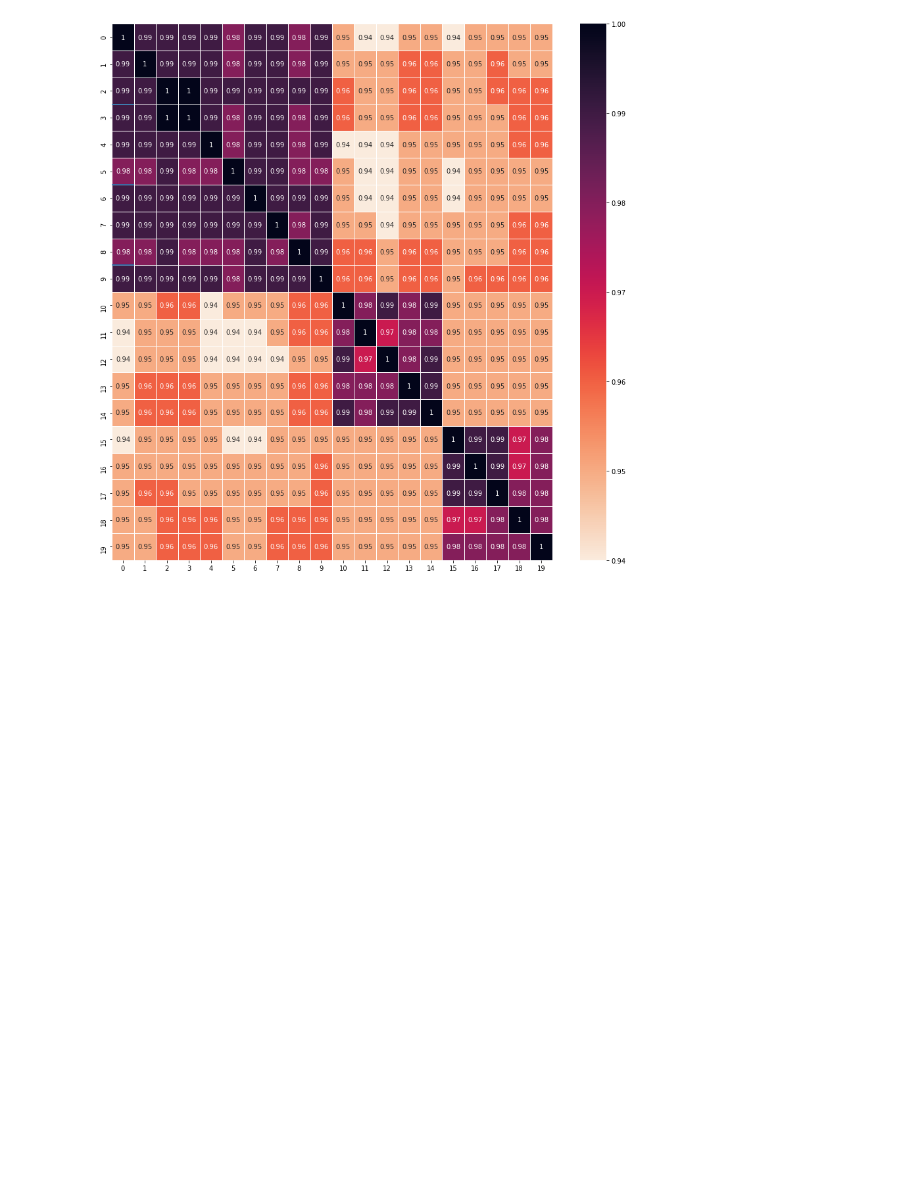
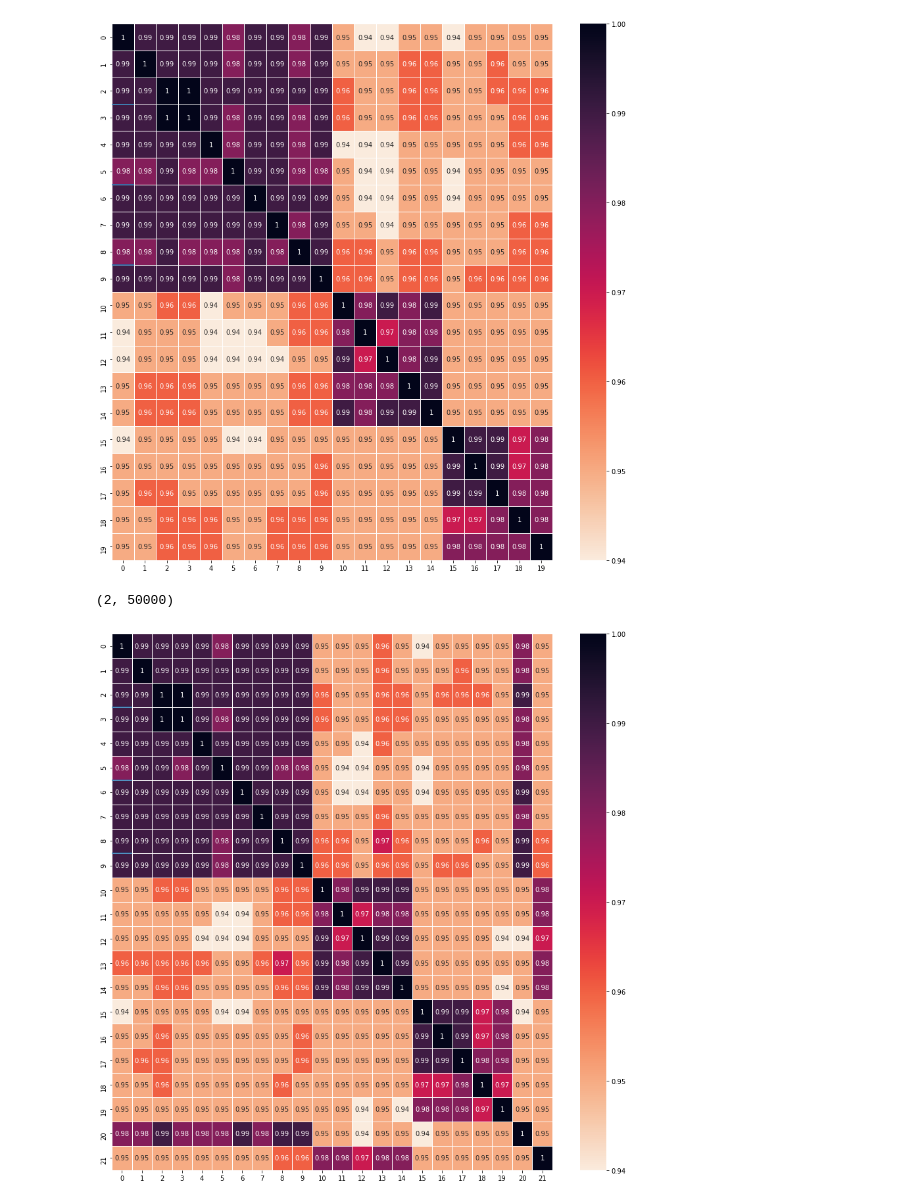
Before and after one commit to zahariesergiu/product_similarities, a Jupyter notebook: bert_embeddings_model.ipynb, the cells around one changed output. Drawn from its saved outputs; the diff is of its cells as text; code cells hidden in the pictures; blank space fills up the shorter version.

Commit message:
Add new docs to compute similarity

```diff
--- a/bert_embeddings_model.ipynb
+++ b/bert_embeddings_model.ipynb
@@ -168,0 +171,29 @@ m = get_similarity_matrix(clean_embeddingslm3, cosine_similarity)
+# %%
+new_docs = [{'title': 'Paste milanese',
+  'description': 'Penne sau spaghete, sos de roșii, șuncă, ciuperci',
+  'category': 'paste',
+  'category_text': 'documentul are categoria paste.',
+  'clean_description': 'penne spaghete sos rosii sunca ciuperci',
+  'title_text': 'documentul are titlul Paste milanese.',
+  'clean_description2': 'documentul are titlul Paste milanese. penne spaghete sos rosii sunca ciuperci',
+  'clean_description3': 'documentul are titlul Paste milanese. penne spaghete sos rosii sunca ciuperci documentul are categoria paste.',
+  'clean_description4': 'documentul are titlul Paste milanese. [SEP] penne spaghete sos rosii sunca ciuperci [SEP] documentul are categoria paste.'},
+ {'title': 'Cartea cu Apolodor',
+  'description': 'Cartea cu Apolodor este un text unic in cultura romana, valoros atat dupa criteriile poeziei mari, cat si dupa rigorile specifice literaturii celor mici. Un poem de o mare inventivitate, cu niveluri si chei de lectura diferite, o carte de aventuri, dar si o carte despre literatura, cu un narator cand ingenuu, cand pus pe sotii, cu un personaj ba curajos, ba nu prea, cu un mesaj satirico-politic, dar si cu unul profund uman, vorbind atat pe intelesul copiilor, cat si, prin frumoase subintelesuri, cu cititorul adult, devenit colaborator al poetului.',
+  'category': 'book',
+  'category_text': 'documentul are categoria book.',
+  'clean_description': 'cartea apolodor text unic cultura romana valoros criteriile poeziei mari rigorile specifice literaturii mici poem inventivitate niveluri chei lectura diferite carte aventuri carte literatura narator ingenuu pus sotii personaj curajos prea mesaj satirico politic profund uman vorbind intelesul copiilor si frumoase subintelesuri cititorul adult devenit colaborator poetului',
+  'title_text': 'documentul are titlul Cartea cu Apolodor.',
+  'clean_description2': 'documentul are titlul Cartea cu Apolodor. cartea apolodor text unic cultura romana valoros criteriile poeziei mari rigorile specifice literaturii mici poem inventivitate niveluri chei lectura diferite carte aventuri carte literatura narator ingenuu pus sotii personaj curajos prea mesaj satirico politic profund uman vorbind intelesul copiilor si frumoase subintelesuri cititorul adult devenit colaborator poetului',
+  'clean_description3': 'documentul are titlul Cartea cu Apolodor. cartea apolodor text unic cultura romana valoros criteriile poeziei mari rigorile specifice literaturii mici poem inventivitate niveluri chei lectura diferite carte aventuri carte literatura narator ingenuu pus sotii personaj curajos prea mesaj satirico politic profund uman vorbind intelesul copiilor si frumoase subintelesuri cititorul adult devenit colaborator poetului documentul are categoria book.',
+  'clean_description4': 'documentul are titlul Cartea cu Apolodor. [SEP] cartea apolodor text unic cultura romana valoros criteriile poeziei mari rigorile specifice literaturii mici poem inventivitate niveluri chei lectura diferite carte aventuri carte literatura narator ingenuu pus sotii personaj curajos prea mesaj satirico politic profund uman vorbind intelesul copiilor si frumoase subintelesuri cititorul adult devenit colaborator poetului [SEP] documentul are categoria book.'}
+]
+# %%
+clean_embeddingsnd3 = create_embeddings(model2, [d["clean_description3"] for d in new_docs])
+clean_embeddingsnd3.shape
+# %% [output]
+(2, 50000)
+# %%
+m = get_similarity_matrix(np.concatenate((clean_embeddingslm4, clean_embeddingsnd3)), cosine_similarity)
+# %% [output]
+[figure, added]
```
Also changed, not shown: parts of 3 cells of this notebook, 1 other file.
